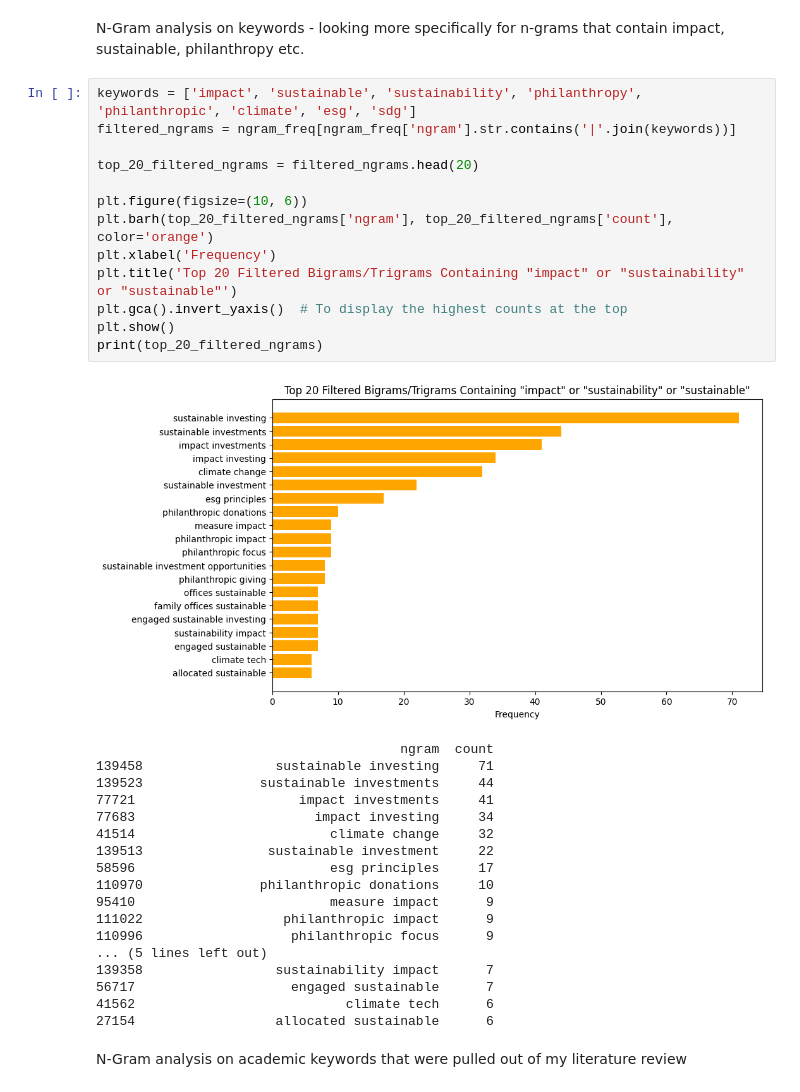
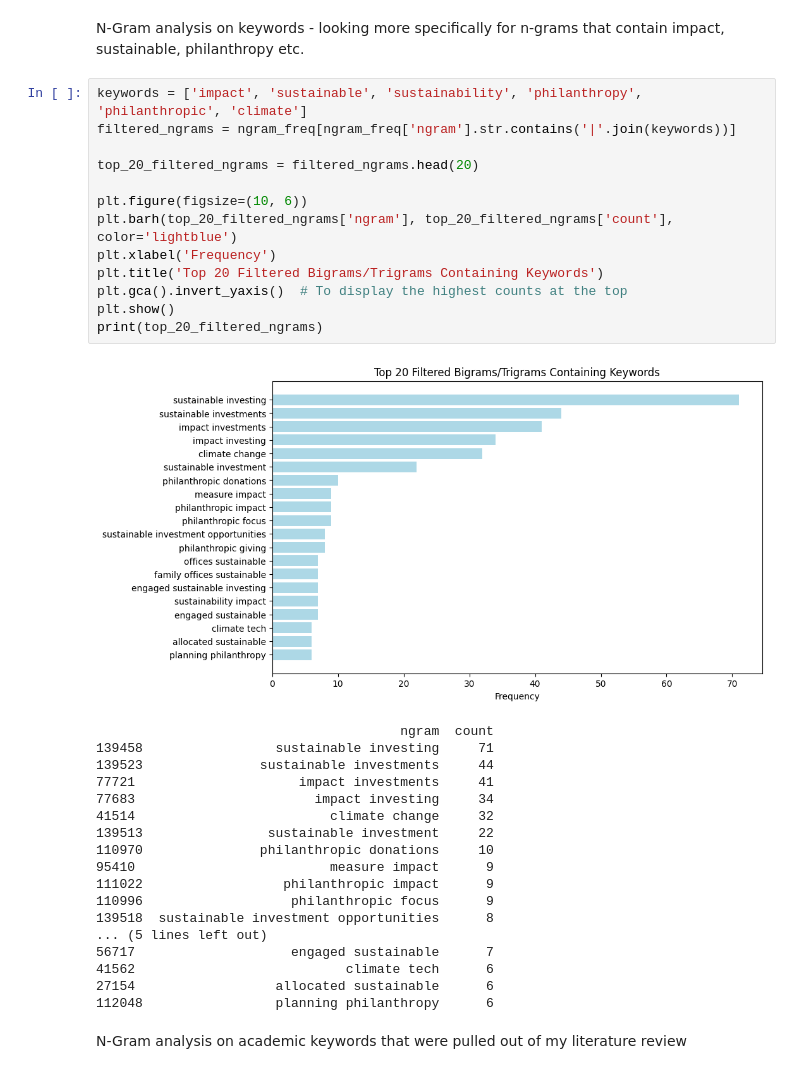
Before and after one commit to blaise-em/Impact-Investing-Capstone-Project, a Jupyter notebook: Notebook 3.ipynb, the cells around one changed output. Saved outputs shown, nothing was run; the diff lists cells and outputs as text.

```diff
--- a/Notebook 3.ipynb
+++ b/Notebook 3.ipynb
@@ -410,20 +412,20 @@ print(bigram_freq.head(20))
 # %% [markdown]
 N-Gram analysis on keywords - looking more specifically for n-grams that contain impact, sustainable, philanthropy etc.
 # %%
-keywords = ['impact', 'sustainable', 'sustainability', 'philanthropy', 'philanthropic', 'climate', 'esg', 'sdg']
+keywords = ['impact', 'sustainable', 'sustainability', 'philanthropy', 'philanthropic', 'climate']
 filtered_ngrams = ngram_freq[ngram_freq['ngram'].str.contains('|'.join(keywords))]
 
 top_20_filtered_ngrams = filtered_ngrams.head(20)
 
 plt.figure(figsize=(10, 6))
-plt.barh(top_20_filtered_ngrams['ngram'], top_20_filtered_ngrams['count'], color='orange')
+plt.barh(top_20_filtered_ngrams['ngram'], top_20_filtered_ngrams['count'], color='lightblue')
 plt.xlabel('Frequency')
-plt.title('Top 20 Filtered Bigrams/Trigrams Containing "impact" or "sustainability" or "sustainable"')
+plt.title('Top 20 Filtered Bigrams/Trigrams Containing Keywords')
 plt.gca().invert_yaxis()  # To display the highest counts at the top
 plt.show()
 print(top_20_filtered_ngrams)
 # %% [output]
-[figure, old version]
+[figure, new version]
                                        ngram  count
 139458                 sustainable investing     71
 139523               sustainable investments     44
@@ -431,16 +433,16 @@ print(top_20_filtered_ngrams)
 77683                       impact investing     34
 41514                         climate change     32
 139513                sustainable investment     22
-58596                         esg principles     17
 110970               philanthropic donations     10
 95410                         measure impact      9
 111022                  philanthropic impact      9
 110996                   philanthropic focus      9
+139518  sustainable investment opportunities      8
 ... (5 lines left out)
-139358                 sustainability impact      7
 56717                    engaged sustainable      7
 41562                           climate tech      6
 27154                  allocated sustainable      6
+112048                 planning philanthropy      6
 # %% [markdown]
 N-Gram analysis on academic keywords that were pulled out of my literature review
 # %%
```
Also changed, not shown: parts of 9 cells of this notebook, 3 other files.
